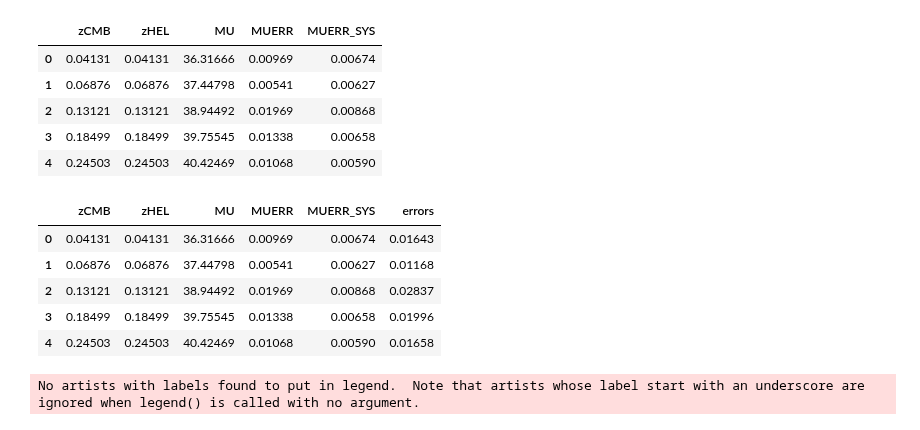
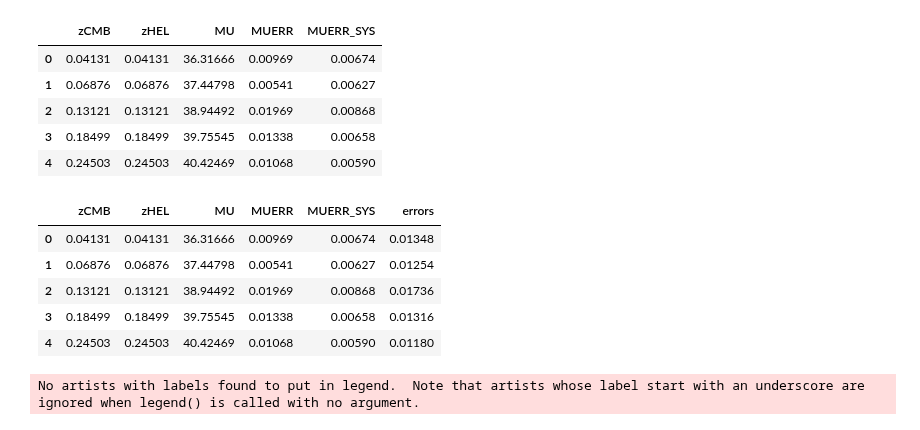
Before and after one commit to igomezv/LSST_DE_neural_reconstruction, a Jupyter notebook: GP_model_short.ipynb, the cells around one changed output. Saved outputs shown, nothing was run; the diff lists cells and outputs as text; code cells hidden in the pictures.

```diff
--- a/GP_model_short.ipynb
+++ b/GP_model_short.ipynb
@@ -14,11 +15,11 @@ import torch
 import gpytorch
 # %%
 data_folder = 'Data_SNIa_LSST/'
-df_data = pd.read_csv(data_folder+'hubble_diagram_Pr.txt', skiprows=4, sep=' ')
-# dfs = pd.read_csv(data_folder+'hubble_diagram_Sr.txt', skiprows=4, sep=' ')
-# Np = len(dfp.values)
-# Ns= len(dfs.values)
-df_data.head()
+dfp = pd.read_csv(data_folder+'hubble_diagram_Pr.txt', skiprows=4, sep=' ')
+dfs = pd.read_csv(data_folder+'hubble_diagram_Sr.txt', skiprows=4, sep=' ')
+Np = len(dfp.values)
+Ns= len(dfs.values)
+dfp.head()
 # %% [output]
 |  | zCMB | zHEL | MU | MUERR | MUERR_SYS |
 | 0 | 0.04131 | 0.04131 | 36.31666 | 0.00969 | 0.00674 |
@@ -26,13 +27,13 @@ df_data.head()
 | 2 | 0.13121 | 0.13121 | 38.94492 | 0.01969 | 0.00868 |
 | 3 | 0.18499 | 0.18499 | 39.75545 | 0.01338 | 0.00658 |
 | 4 | 0.24503 | 0.24503 | 40.42469 | 0.01068 | 0.00590 |
-# %%
-df_data['errors'] = df_data['MUERR'].values+df_data['MUERR_SYS'].values
-df_data.head()
-# %% [output]
-|  | zCMB | zHEL | MU | MUERR | MUERR_SYS | errors |
-| 0 | 0.04131 | 0.04131 | 36.31666 | 0.00969 | 0.00674 | 0.01643 |
-| 1 | 0.06876 | 0.06876 | 37.44798 | 0.00541 | 0.00627 | 0.01168 |
-| 2 | 0.13121 | 0.13121 | 38.94492 | 0.01969 | 0.00868 | 0.02837 |
-| 3 | 0.18499 | 0.18499 | 39.75545 | 0.01338 | 0.00658 | 0.01996 |
-| 4 | 0.24503 | 0.24503 | 40.42469 | 0.01068 | 0.00590 | 0.01658 |
+# %%
+dfp['errors'] = dfp['MUERR_SYS'].values+dfp['MUERR_SYS'].values
+dfp.head()
+# %% [output]
+|  | zCMB | zHEL | MU | MUERR | MUERR_SYS | errors |
+| 0 | 0.04131 | 0.04131 | 36.31666 | 0.00969 | 0.00674 | 0.01348 |
+| 1 | 0.06876 | 0.06876 | 37.44798 | 0.00541 | 0.00627 | 0.01254 |
+| 2 | 0.13121 | 0.13121 | 38.94492 | 0.01969 | 0.00868 | 0.01736 |
+| 3 | 0.18499 | 0.18499 | 39.75545 | 0.01338 | 0.00658 | 0.01316 |
+| 4 | 0.24503 | 0.24503 | 40.42469 | 0.01068 | 0.00590 | 0.01180 |
```
Also changed, not shown: parts of 20 cells of this notebook, 2 other files.
